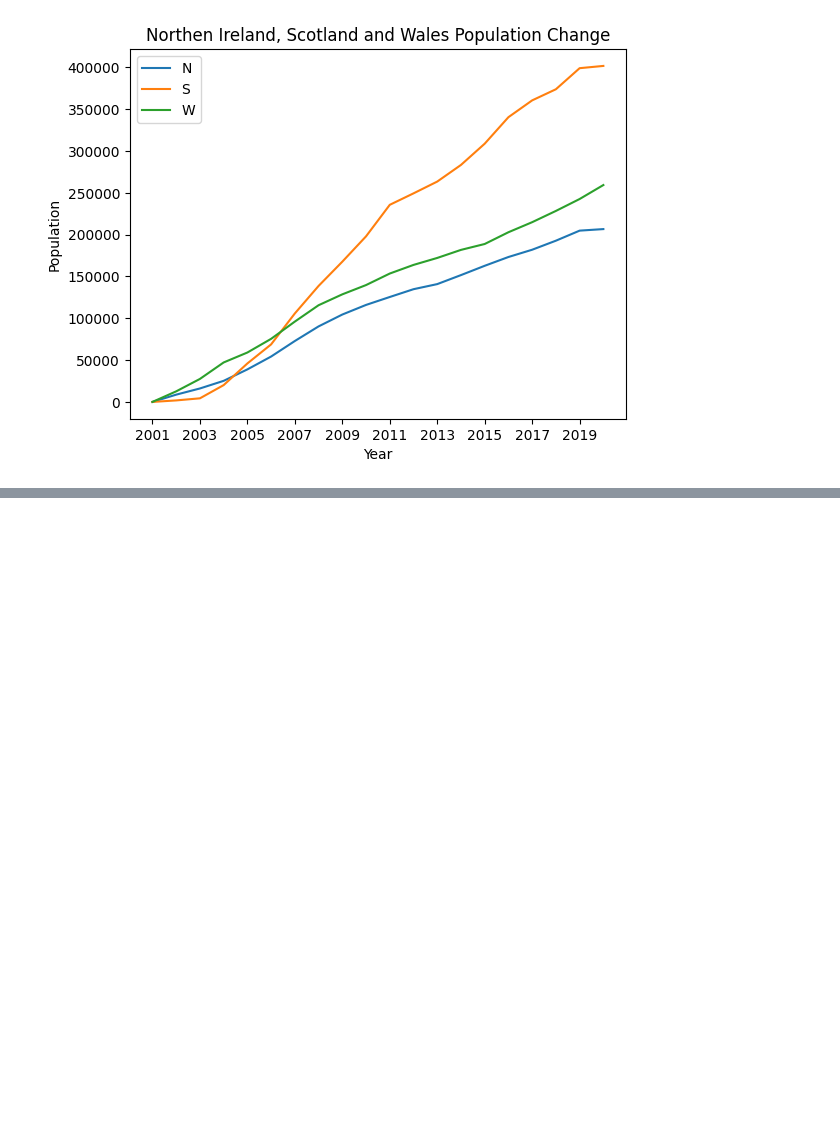
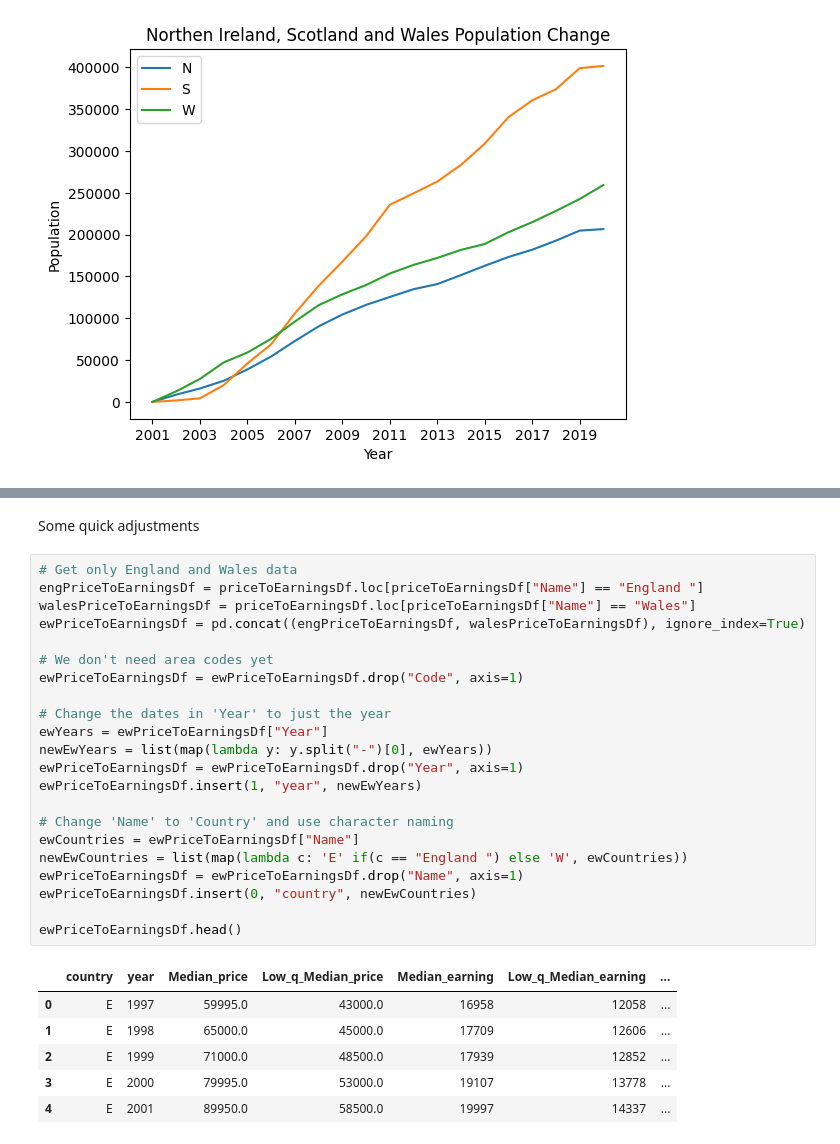
Before and after one commit to qa21336/HousingStatisticsAnalysis-, a Jupyter notebook: src/populationDataWrangling_mountDrive.ipynb, the cells around one changed output, grey strips where cells are left out. Saved outputs shown, nothing was run; the diff lists cells and outputs as text; blank space fills up the shorter version.

```diff
--- a/src/populationDataWrangling_mountDrive.ipynb
+++ b/src/populationDataWrangling_mountDrive.ipynb
@@ -199,0 +241,31 @@ Text(0, 0.5, 'Population')
+# %% [markdown]
+Some quick adjustments
+# %%
+# Get only England and Wales data
+engPriceToEarningsDf = priceToEarningsDf.loc[priceToEarningsDf["Name"] == "England "]
+walesPriceToEarningsDf = priceToEarningsDf.loc[priceToEarningsDf["Name"] == "Wales"]
+ewPriceToEarningsDf = pd.concat((engPriceToEarningsDf, walesPriceToEarningsDf), ignore_index=True)
+
+# We don't need area codes yet
+ewPriceToEarningsDf = ewPriceToEarningsDf.drop("Code", axis=1)
+
+# Change the dates in 'Year' to just the year
+ewYears = ewPriceToEarningsDf["Year"]
+newEwYears = list(map(lambda y: y.split("-")[0], ewYears))
+ewPriceToEarningsDf = ewPriceToEarningsDf.drop("Year", axis=1)
+ewPriceToEarningsDf.insert(1, "year", newEwYears)
+
+# Change 'Name' to 'Country' and use character naming
+ewCountries = ewPriceToEarningsDf["Name"]
+newEwCountries = list(map(lambda c: 'E' if(c == "England ") else 'W', ewCountries))
+ewPriceToEarningsDf = ewPriceToEarningsDf.drop("Name", axis=1)
+ewPriceToEarningsDf.insert(0, "country", newEwCountries)
+
+ewPriceToEarningsDf.head()
+# %% [output]
+|  | country | year | Median_price | Low_q_Median_price | Median_earning | Low_q_Median_earning | ... |
+| 0 | E | 1997 | 59995.0 | 43000.0 | 16958 | 12058 | ... |
+| 1 | E | 1998 | 65000.0 | 45000.0 | 17709 | 12606 | ... |
+| 2 | E | 1999 | 71000.0 | 48500.0 | 17939 | 12852 | ... |
+| 3 | E | 2000 | 79995.0 | 53000.0 | 19107 | 13778 | ... |
+| 4 | E | 2001 | 89950.0 | 58500.0 | 19997 | 14337 | ... |
```
Also changed, not shown: parts of 9 cells of this notebook.
